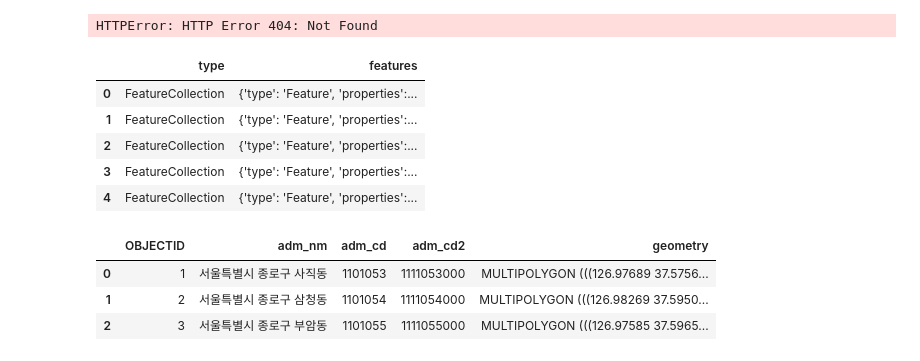
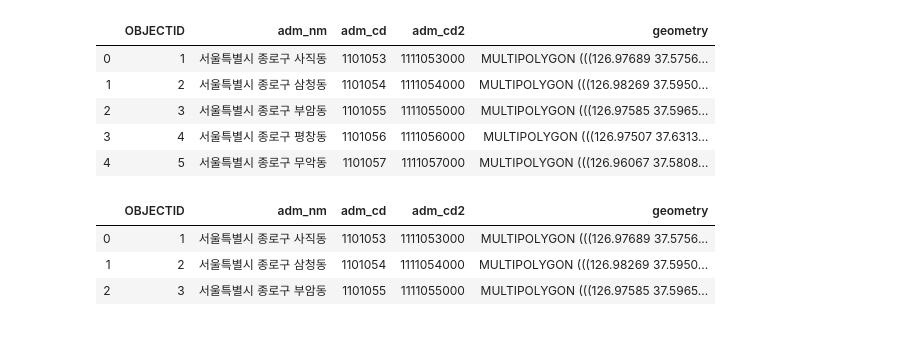
Before and after one commit to madfalc0n/Image-analysis-and-develope, a Jupyter notebook: project/main/sandbox.ipynb, the cells around one changed output. Drawn from its saved outputs; the diff is of its cells as text; code cells hidden in the pictures.

Commit message:
update project data 201912302147

```diff
--- a/project/main/sandbox.ipynb
+++ b/project/main/sandbox.ipynb
@@ -6,19 +6,17 @@ import numpy as np
 # %%
 import geopandas as gpd #https://dailyheumsi.tistory.com/141참고
 # %%
-#df = gpd.read_file('./data/HangJeongDong_ver20190908.geojson')
+df = gpd.read_file('./data/HangJeongDong_ver20190908.geojson')
 #ndf = gpd.read_file('https://github.com/madfalc0n/admdongkor/blob/master/ver2019xxxx_for_update/HangJeongDong_ver2019xxxx_for_update.geojson')
-# %% [output]
-HTTPError: HTTP Error 404: Not Found
 # %%
-ndf.head(5)
+df.head(5)
 # %% [output]
-|  | type | features |
-| 0 | FeatureCollection | {'type': 'Feature', 'properties':... |
-| 1 | FeatureCollection | {'type': 'Feature', 'properties':... |
-| 2 | FeatureCollection | {'type': 'Feature', 'properties':... |
-| 3 | FeatureCollection | {'type': 'Feature', 'properties':... |
-| 4 | FeatureCollection | {'type': 'Feature', 'properties':... |
+|  | OBJECTID | adm_nm | adm_cd | adm_cd2 | geometry |
+| 0 | 1 | 서울특별시 종로구 사직동 | 1101053 | 1111053000 | MULTIPOLYGON (((126.97689 37.5756... |
+| 1 | 2 | 서울특별시 종로구 삼청동 | 1101054 | 1111054000 | MULTIPOLYGON (((126.98269 37.5950... |
+| 2 | 3 | 서울특별시 종로구 부암동 | 1101055 | 1111055000 | MULTIPOLYGON (((126.97585 37.5965... |
+| 3 | 4 | 서울특별시 종로구 평창동 | 1101056 | 1111056000 | MULTIPOLYGON (((126.97507 37.6313... |
+| 4 | 5 | 서울특별시 종로구 무악동 | 1101057 | 1111057000 | MULTIPOLYGON (((126.96067 37.5808... |
 # %%
 df = df[df['adm_nm'].str.contains('서울특별시')]
 df.head(3)
```
Also changed, not shown: parts of 17 cells of this notebook, 34 other files.
